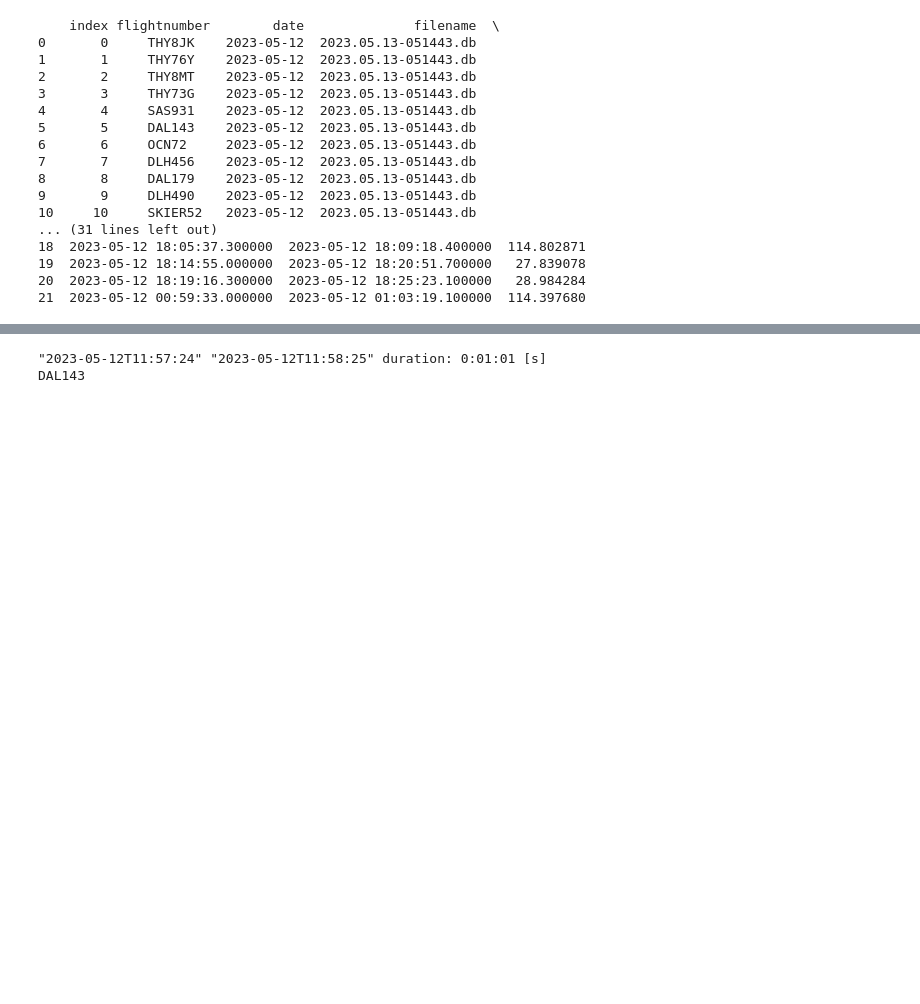
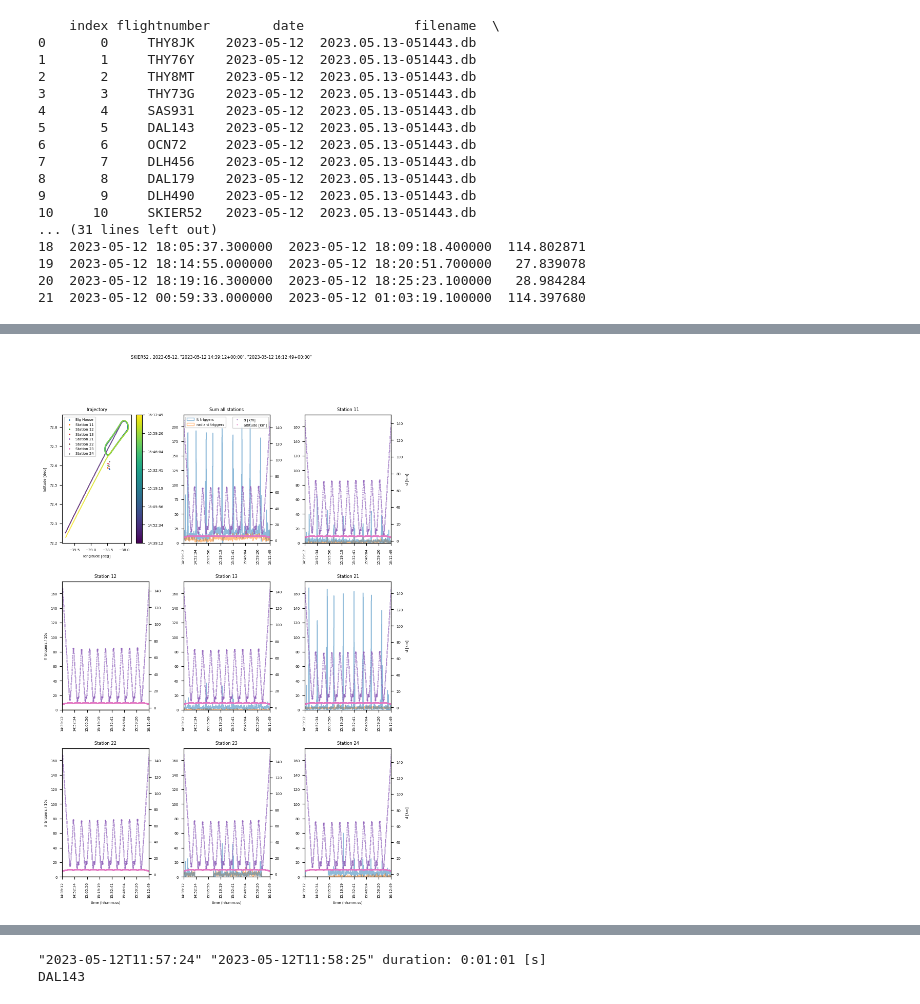
Before and after one commit to OliverSchlemper/Flights, a Jupyter notebook: test.ipynb, the cells around one changed output, grey strips where cells are left out. Saved outputs shown, nothing was run; the diff lists cells and outputs as text; code cells hidden in the pictures; blank space fills up the shorter version.

```diff
--- a/test.ipynb
+++ b/test.ipynb
@@ -34,0 +49,4 @@ OCN72
+# %%
+tracker.plot_flight(10)
+tracker.fig.savefig('circle_low_alpha.pdf')
+# %% [output]
@@ -35,3 +55,4 @@ OCN72
+[figure, added]
 # %%
 tracker.plot_trigger_rate_over_d()
 # %% [output]
```
Also changed, not shown: parts of 4 cells of this notebook, 40 other files.
